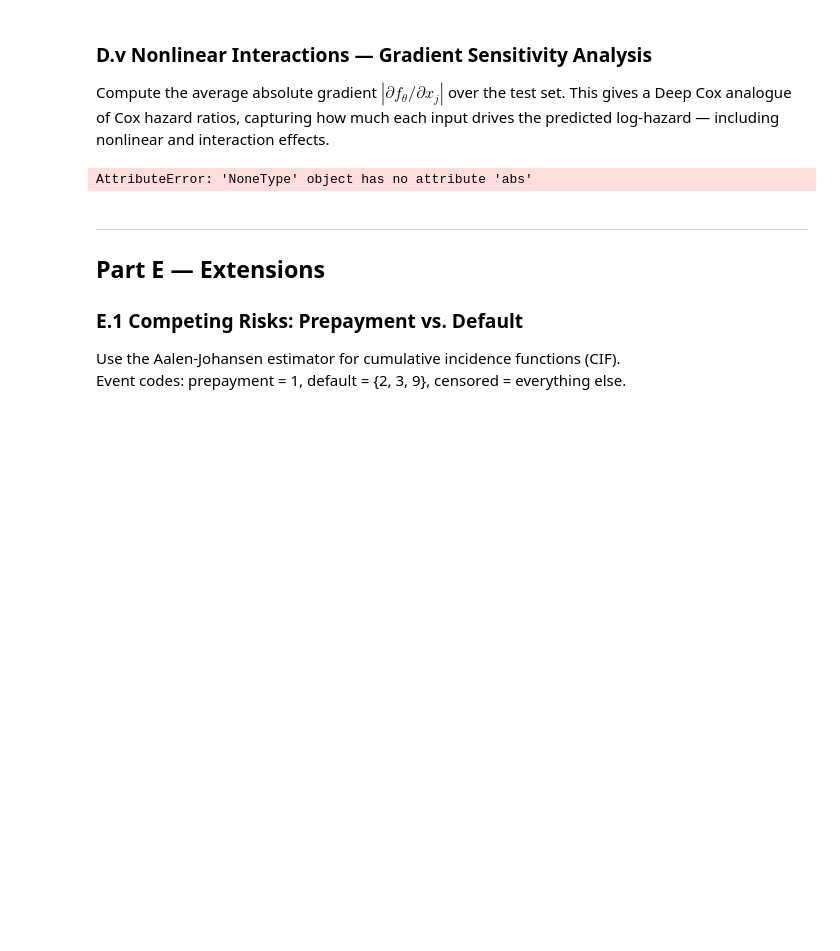
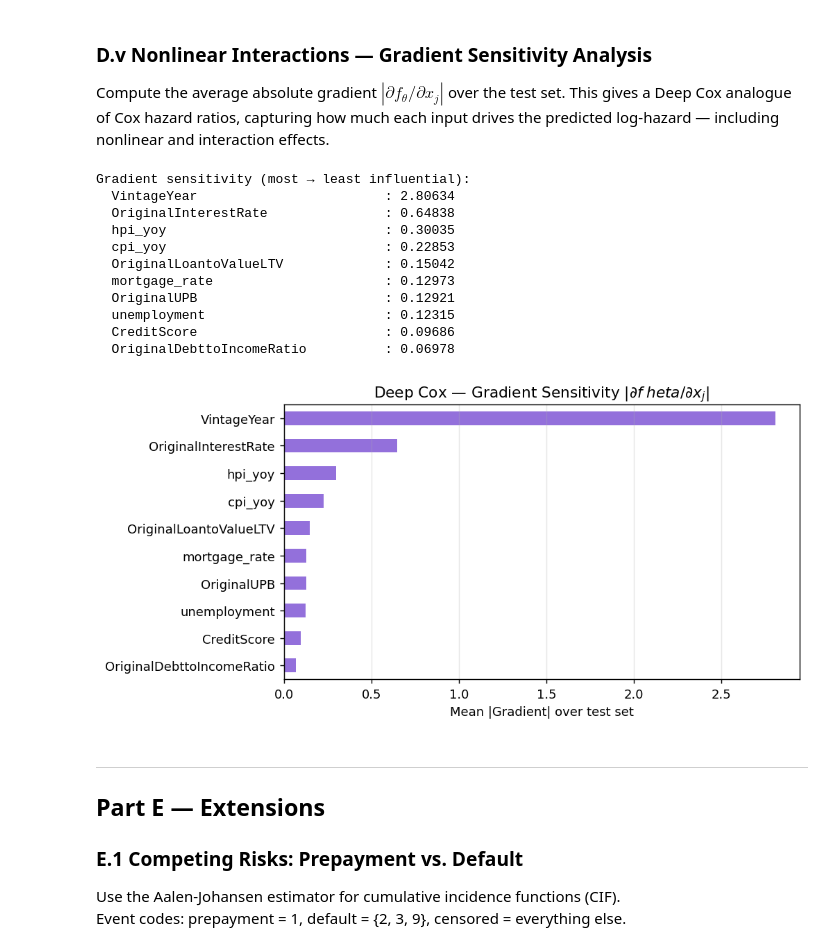
Before and after one commit to liny-r/IR-C-Assignment3, a Jupyter notebook: Assignment3.ipynb, the cells around one changed output. Saved outputs shown, nothing was run; the diff lists cells and outputs as text; code cells hidden in the pictures; blank space fills up the shorter version.

```diff
--- a/Assignment3.ipynb
+++ b/Assignment3.ipynb
@@ -1092,34 +1092,45 @@ drives the predicted log-hazard — including nonlinear and interaction effects.
 # %%
 # ── D.v Gradient sensitivity: |∂f_θ/∂x_j| averaged over test set ────────────
 model_dc.eval()
 # .to(DEVICE) creates a non-leaf node when moving to MPS/CUDA, so .detach() first
 # then requires_grad_(True) makes it a fresh leaf that accumulates gradients.
 X_te_grad = (
     torch.tensor(X_te_dc, dtype=torch.float32)
     .to(DEVICE)
     .detach()
     .requires_grad_(True)
 )
 log_hz = model_dc(X_te_grad)
 log_hz.sum().backward()  # accumulate grads w.r.t. all inputs
 
 grad_sensitivity = X_te_grad.grad.abs().cpu().numpy().mean(axis=0)
 feat_sens = pd.Series(grad_sensitivity, index=feat_cols_dc).sort_values(ascending=False)
 
 print("Gradient sensitivity (most → least influential):")
-for feat, val in feat_sens.items():
-    print(f"  {feat:<35}: {val:.5f}")
+for feat, sens_val in feat_sens.items():
+    print(f"  {feat:<35}: {sens_val:.5f}")
 
 fig, ax = plt.subplots(figsize=(8, 4))
 feat_sens.sort_values().plot(kind="barh", ax=ax, color="mediumpurple")
 ax.set_title("Deep Cox — Gradient Sensitivity $|\partial f_\theta/\partial x_j|$")
 ax.set_xlabel("Mean |Gradient| over test set")
 ax.grid(alpha=0.3, axis="x")
 plt.tight_layout()
 plt.savefig(OUT_DIR / "D_gradient_sensitivity.png", bbox_inches="tight")
 plt.show()
 # %% [output]
-AttributeError: 'NoneType' object has no attribute 'abs'
+Gradient sensitivity (most → least influential):
+  VintageYear                        : 2.80634
+  OriginalInterestRate               : 0.64838
+  hpi_yoy                            : 0.30035
+  cpi_yoy                            : 0.22853
+  OriginalLoantoValueLTV             : 0.15042
+  mortgage_rate                      : 0.12973
+  OriginalUPB                        : 0.12921
+  unemployment                       : 0.12315
+  CreditScore                        : 0.09686
+  OriginalDebttoIncomeRatio          : 0.06978
+[figure, added]
 # %% [markdown]
 ---
 ## Part E — Extensions
```
Also changed, not shown: parts of 2 cells of this notebook.
